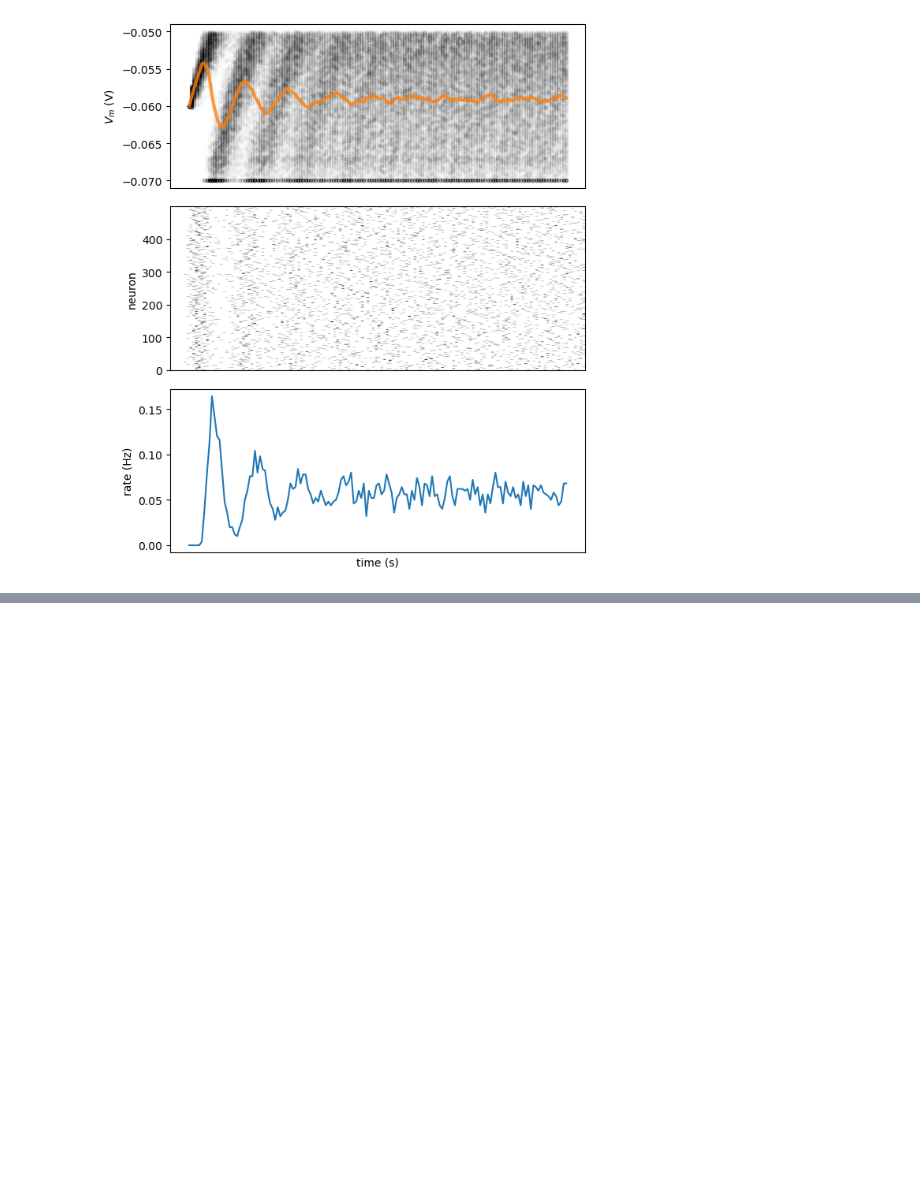
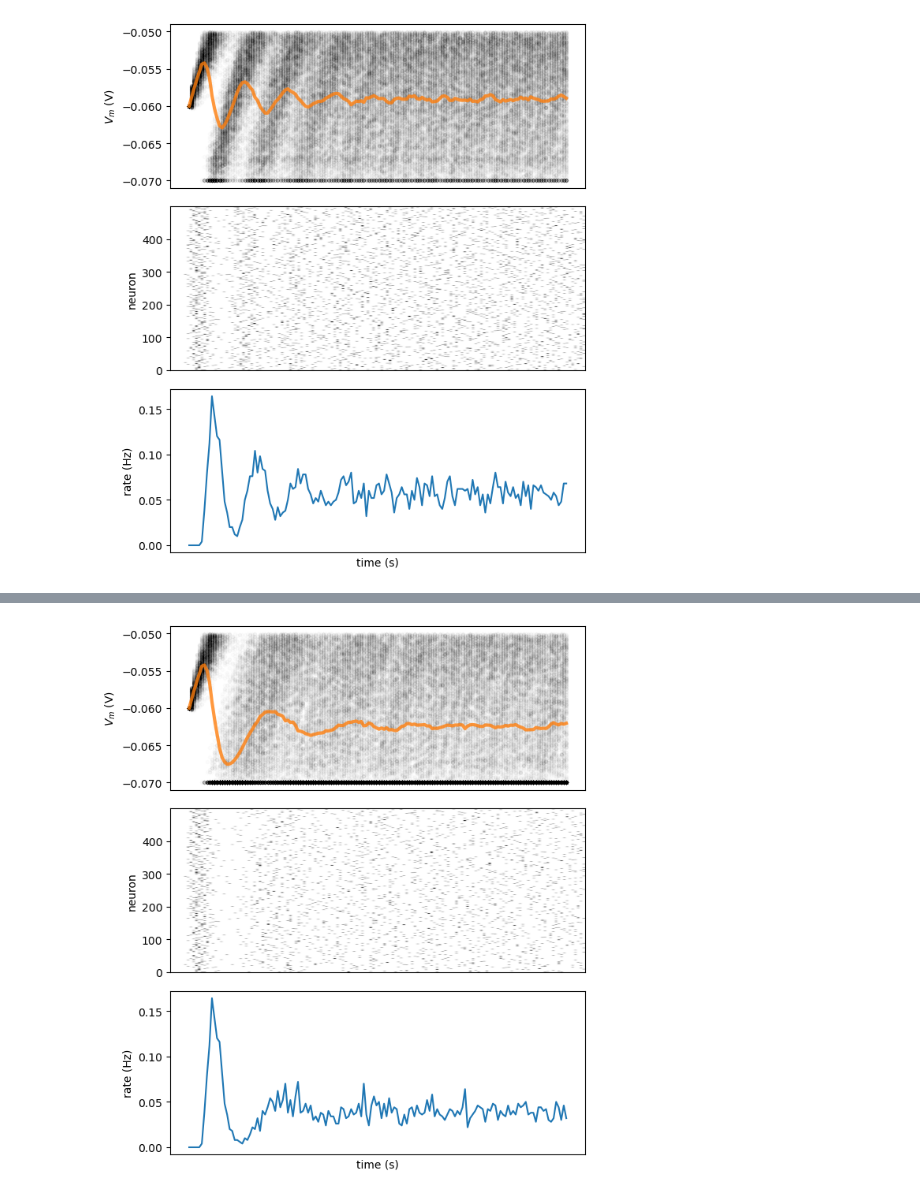
Before and after one commit to Evan-Luo-jpg/Neuromatch-Academy-Assignments, a Jupyter notebook: Neuromatch Academy/PreReq_2.ipynb, the cells around one changed output, grey strips where cells are left out. Cells and saved outputs as stored; diff of their text form; code cells hidden in the pictures; blank space fills up the shorter version.

```diff
--- a/Neuromatch Academy/PreReq_2.ipynb
+++ b/Neuromatch Academy/PreReq_2.ipynb
@@ -288,0 +344,99 @@ plot_all(t_range, v_n, raster)
+# %%
+def ode_step(v, i, dt):
+  """
+  Evolves membrane potential by one step of discrete time integration
+
+  Args:
+    v (numpy array of floats)
+      membrane potential at previous time step of shape (neurons)
+
+    i (numpy array of floats)
+      synaptic input at current time step of shape (neurons)
+
+    dt (float)
+      time step increment
+
+  Returns:
+    v (numpy array of floats)
+      membrane potential at current time step of shape (neurons)
+  """
+  v = v + dt/tau * (el - v + r*i)
+
+  return v
+
+
+def spike_clamp(v, delta_spike):
+  """
+  Resets membrane potential of neurons if v>= vth
+  and clamps to vr if interval of time since last spike < t_ref
+
+  Args:
+    v (numpy array of floats)
+      membrane potential of shape (neurons)
+
+    delta_spike (numpy array of floats)
+      interval of time since last spike of shape (neurons)
+
+  Returns:
+    v (numpy array of floats)
+      membrane potential of shape (neurons)
+    spiked (numpy array of floats)
+      boolean array of neurons that spiked  of shape (neurons)
+  """
+
+  ####################################################
+  ## TODO for students: complete spike_clamp
+  # Fill out function and remove
+  ####################################################
+  # Boolean array spiked indexes neurons with v>=vth
+  spiked = (v >= vth)
+  v[spiked] = vr
+
+  # Boolean array clamped indexes refractory neurons
+  clamped = (t_ref > delta_spike)
+  v[clamped] = vr
+
+  return v, spiked
+
+
+# Set random number generator
+np.random.seed(2020)
+
+# Initialize step_end, t_range, n, v_n and i
+t_range = np.arange(0, t_max, dt)
+step_end = len(t_range)
+n = 500
+v_n = el * np.ones([n, step_end])
+i = i_mean * (1 + 0.1 * (t_max / dt)**(0.5) * (2 * np.random.random([n, step_end]) - 1))
+
+# Initialize binary numpy array for raster plot
+raster = np.zeros([n,step_end])
+
+# Initialize t_ref and last_spike
+mu = 0.01
+sigma = 0.007
+t_ref = mu + sigma*np.random.normal(size=n)
+t_ref[t_ref<0] = 0
+last_spike = -t_ref * np.ones([n])
+
+# Loop over time steps
+for step, t in enumerate(t_range):
+
+  # Skip first iteration
+  if step==0:
+    continue
+
+  # Compute v_n
+  v_n[:,step] = ode_step(v_n[:,step-1], i[:,step], dt)
+
+  # Reset membrane potential and clamp
+  v_n[:,step], spiked = spike_clamp(v_n[:,step], t - last_spike)
+
+  # Update raster and last_spike
+  raster[spiked,step] = 1.
+  last_spike[spiked] = t
+
+# Plot multiple realizations of Vm, spikes and mean spike rate
+plot_all(t_range, v_n, raster)
+# %% [output]
+[figure, added]
```
Also changed, not shown: parts of 2 cells of this notebook, 27 other files.
